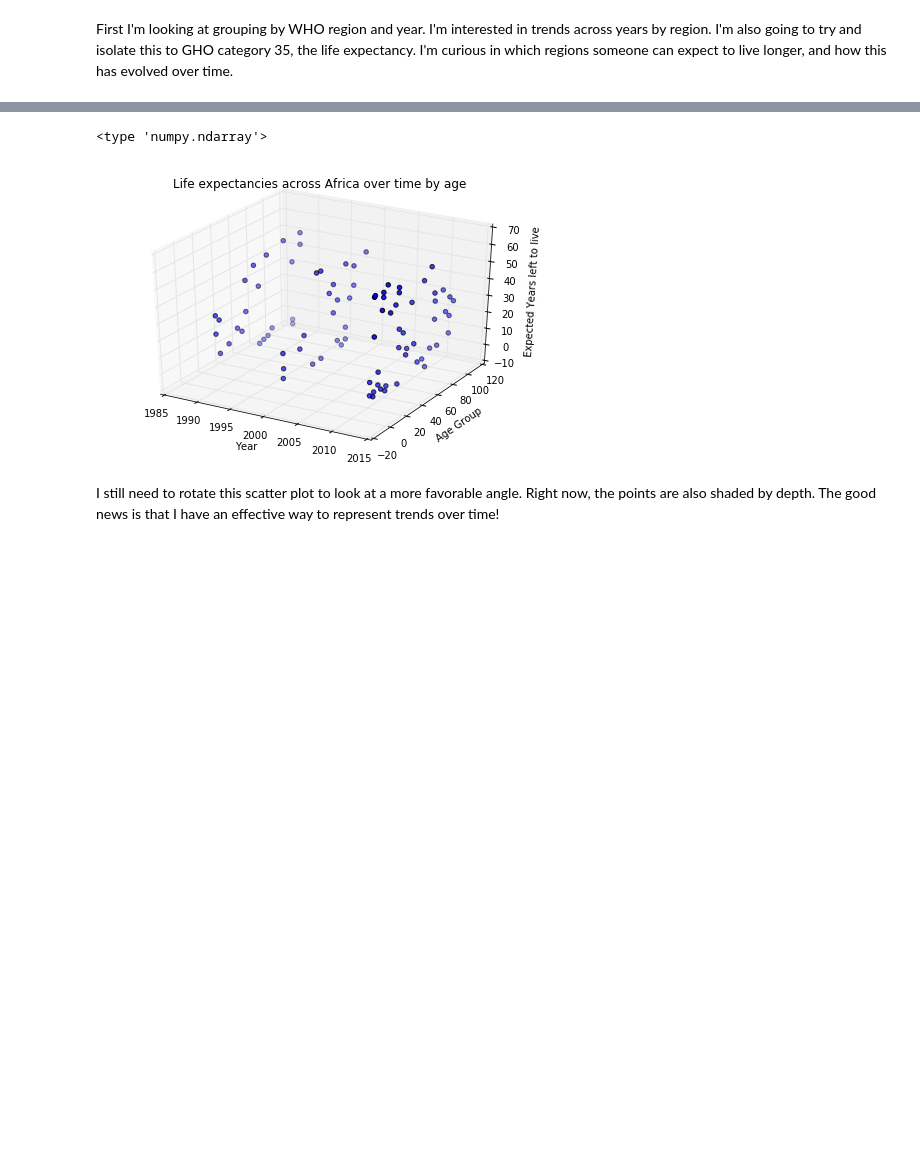
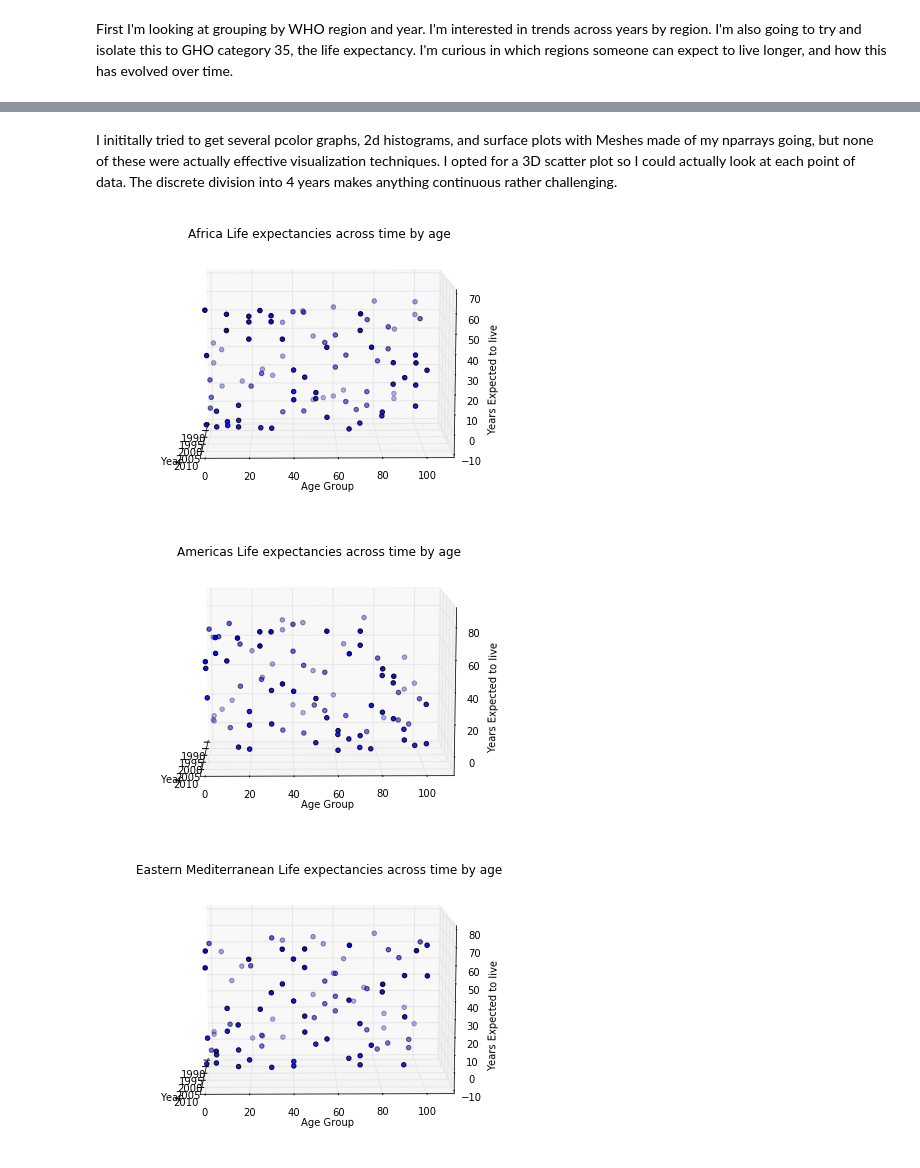
Before and after one commit to segerphilip/DataScience16CTW, a Jupyter notebook: mackDataExploration.ipynb, the cells around one changed output, grey strips where cells are left out. Cells and saved outputs as stored; diff of their text form; code cells hidden in the pictures; blank space fills up the shorter version.

Commit message:
mid project graphics

```diff
--- a/mackDataExploration.ipynb
+++ b/mackDataExploration.ipynb
@@ -137,29 +109,42 @@ Name: Numeric, dtype: int64
-# %%
-import numpy as np
-from mpl_toolkits.mplot3d import Axes3D
-
-yearMesh, ageMesh= np.meshgrid(bSexLE.YEAR.values,sorted_ages.values)
-
-
-ax = Axes3D(plt.gcf())
-print type(bSexLE.Numeric.values)
-ax.scatter(
-    bSexLE.YEAR.values,
-    sorted_ages.values,
-    bSexLE.Numeric.values
-
-)
-
-
-ax.set_xlabel('Year')
-ax.set_ylabel('Age Group')
-ax.set_zlabel('Expected Years left to live')
-
-plt.title('Life expectancies across Africa over time by age')
-
-plt.show()
-# %% [output]
-<type 'numpy.ndarray'>
-[figure, removed]
-# %% [markdown]
-I still need to rotate this scatter plot to look at a more favorable angle. Right now, the points are also shaded by depth. The good news is that I have an effective way to represent trends over time!
+# %%
+afdf, afAges = regionSeparate('AFR')#africa
+amdf, amAges = regionSeparate('AMR')#americas
+emdf, emAges = regionSeparate('EMR') #Eastern Mediterranean
+eudf, euAges = regionSeparate('EUR') # europe
+wpdf, wpAges = regionSeparate('WPR') #Western Pacific
+seadf, seaAges = regionSeparate('SEAR') #South-East Asia
+# %% [markdown]
+I inititally tried to get several pcolor graphs, 2d histograms, and surface plots with Meshes made of my nparrays going, but none of these were actually effective visualization techniques. I opted for a 3D scatter plot so I could actually look at each point of data. The discrete division into 4 years makes anything continuous rather challenging.
+# %%
+def graphExpectancies(country,df,ages):
+    ax = Axes3D(plt.gcf())
+    ax.scatter(
+        df.YEAR.values,
+        ages.values,
+        df.Numeric.values
+
+    )
+    ax.set_xlim(1989,2014)
+    ax.set_ylim(0,110)
+    ax.set_xlabel('Year')
+    ax.set_ylabel('Age Group')
+    ax.set_zlabel('Years Expected to live')
+
+    plt.title(country +' Life expectancies across time by age')
+
+    for ii in xrange(0,360,1):
+        ax.view_init(elev=10., azim=ii)
+        plt.savefig(country+"movie"+str(ii)+".png")
+
+    plt.show()
+# %%
+graphExpectancies('Africa',afdf,afAges)
+graphExpectancies('Americas', amdf, amAges)
+graphExpectancies('Eastern Mediterranean', emdf, emAges)
+graphExpectancies('Europe', eudf, euAges)
+graphExpectancies('Western Pacific', wpdf,wpAges)
+graphExpectancies('South-East Asia', seadf, seaAges)
+# %% [output]
+[figure, added]
+[figure, added]
+[figure, added]
```
Also changed, not shown: parts of 6 cells of this notebook.
